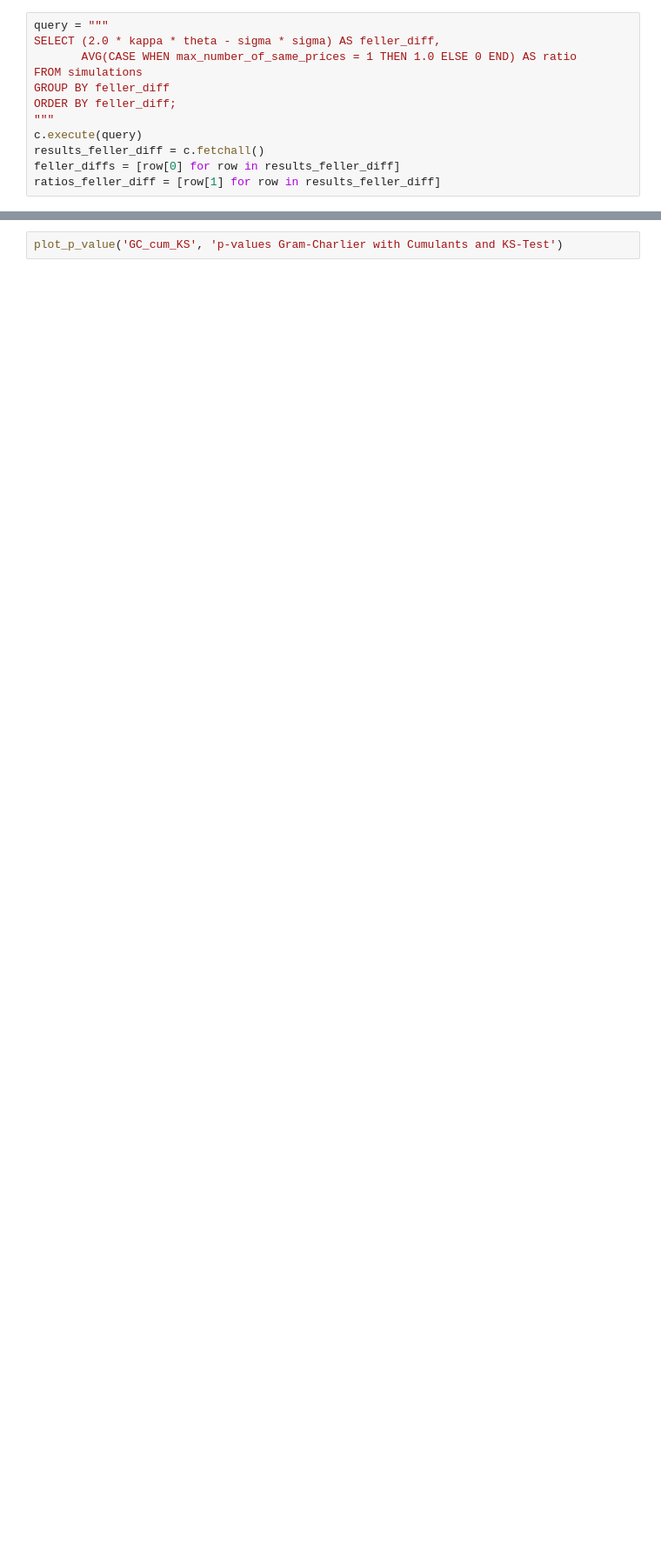
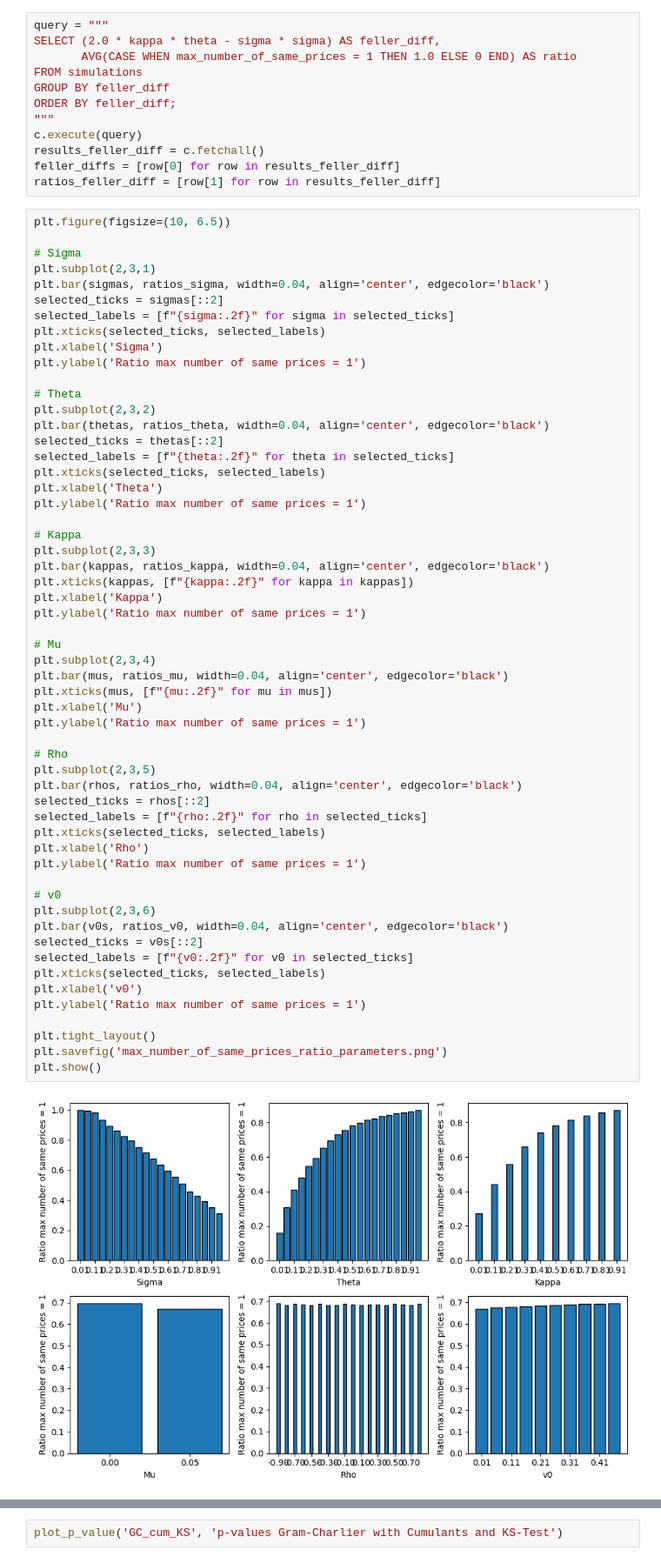
Before and after one commit to henrydatei/heston-moments-pdf, a Jupyter notebook: compare_distributions/simple_plots.ipynb, the cells around one changed output, grey strips where cells are left out. Shown at 87% size. Saved outputs shown, nothing was run; the diff lists cells and outputs as text; blank space fills up the shorter version.

```diff
--- a/compare_distributions/simple_plots.ipynb
+++ b/compare_distributions/simple_plots.ipynb
@@ -196,5 +221,63 @@ c.execute(query)
 results_feller_diff = c.fetchall()
 feller_diffs = [row[0] for row in results_feller_diff]
 ratios_feller_diff = [row[1] for row in results_feller_diff]
+# %%
+plt.figure(figsize=(10, 6.5))
+
+# Sigma
+plt.subplot(2,3,1)
+plt.bar(sigmas, ratios_sigma, width=0.04, align='center', edgecolor='black')
+selected_ticks = sigmas[::2]
+selected_labels = [f"{sigma:.2f}" for sigma in selected_ticks]
+plt.xticks(selected_ticks, selected_labels)
+plt.xlabel('Sigma')
+plt.ylabel('Ratio max number of same prices = 1')
+
+# Theta
+plt.subplot(2,3,2)
+plt.bar(thetas, ratios_theta, width=0.04, align='center', edgecolor='black')
+selected_ticks = thetas[::2]
+selected_labels = [f"{theta:.2f}" for theta in selected_ticks]
+plt.xticks(selected_ticks, selected_labels)
+plt.xlabel('Theta')
+plt.ylabel('Ratio max number of same prices = 1')
+
+# Kappa
+plt.subplot(2,3,3)
+plt.bar(kappas, ratios_kappa, width=0.04, align='center', edgecolor='black')
+plt.xticks(kappas, [f"{kappa:.2f}" for kappa in kappas])
+plt.xlabel('Kappa')
+plt.ylabel('Ratio max number of same prices = 1')
+
+# Mu
+plt.subplot(2,3,4)
+plt.bar(mus, ratios_mu, width=0.04, align='center', edgecolor='black')
+plt.xticks(mus, [f"{mu:.2f}" for mu in mus])
+plt.xlabel('Mu')
+plt.ylabel('Ratio max number of same prices = 1')
+
+# Rho
+plt.subplot(2,3,5)
+plt.bar(rhos, ratios_rho, width=0.04, align='center', edgecolor='black')
+selected_ticks = rhos[::2]
+selected_labels = [f"{rho:.2f}" for rho in selected_ticks]
+plt.xticks(selected_ticks, selected_labels)
+plt.xlabel('Rho')
+plt.ylabel('Ratio max number of same prices = 1')
+
+# v0
+plt.subplot(2,3,6)
+plt.bar(v0s, ratios_v0, width=0.04, align='center', edgecolor='black')
+selected_ticks = v0s[::2]
+selected_labels = [f"{v0:.2f}" for v0 in selected_ticks]
+plt.xticks(selected_ticks, selected_labels)
+plt.xlabel('v0')
+plt.ylabel('Ratio max number of same prices = 1')
+
+plt.tight_layout()
+plt.savefig('max_number_of_same_prices_ratio_parameters.png')
+plt.show()
+# %% [output]
+[figure, added]
 # %%
 plt.scatter(feller_diffs, ratios_feller_diff)
```
Also changed, not shown: parts of 7 cells of this notebook, 3 other files.
